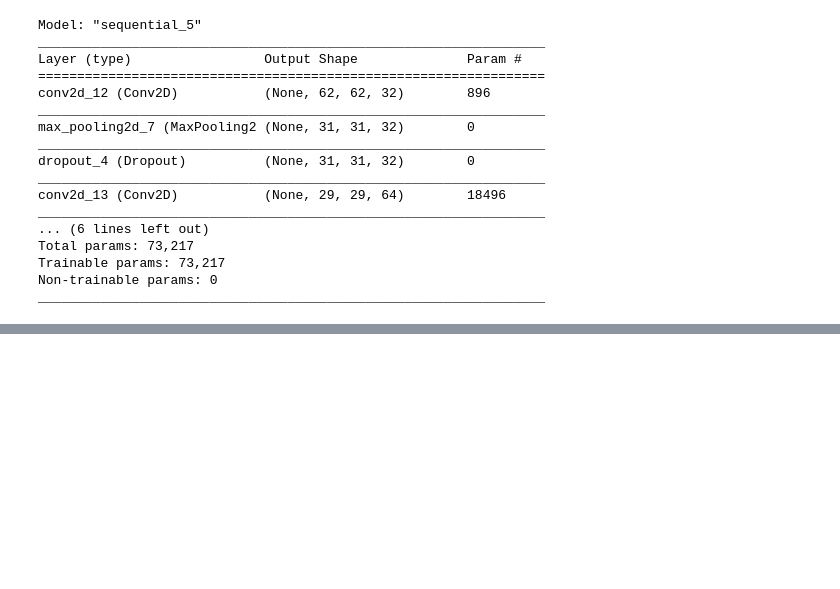
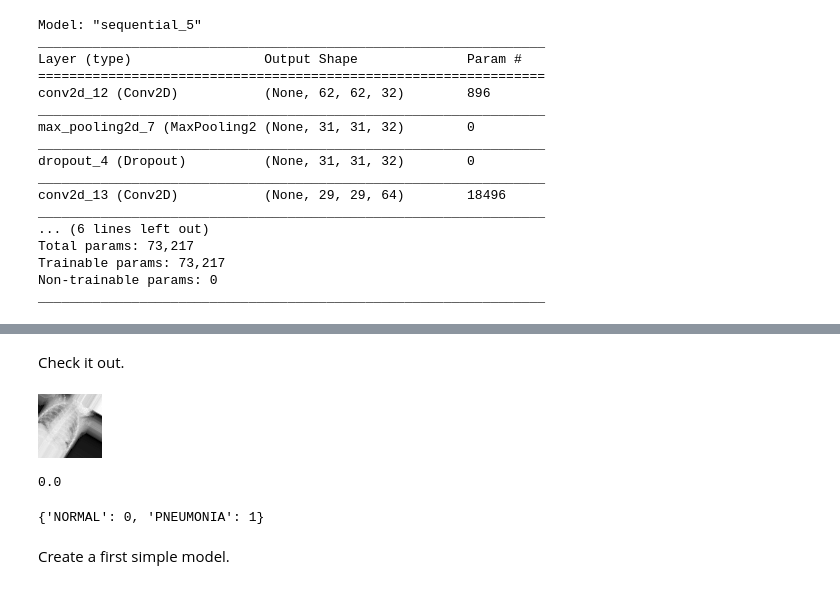
Before and after one commit to kmcneil901/Chest-X-Rays-Pneumonia-CNN, a Jupyter notebook: Working Copy.ipynb, the cells around one changed output, grey strips where cells are left out. Cells and saved outputs as stored; diff of their text form; code cells hidden in the pictures; blank space fills up the shorter version.

```diff
--- a/Working Copy.ipynb
+++ b/Working Copy.ipynb
@@ -829,0 +992,16 @@ Train score at 90 and test score at 80 - this is so far the best performing mode
+# %% [markdown]
+Check it out.
+# %%
+array_to_img(aug_train_images[300])
+# %% [output]
+[figure, added]
+# %%
+aug_train_labels_final[300]
+# %% [output]
+0.0
+# %%
+aug_train_generator.class_indices
+# %% [output]
+{'NORMAL': 0, 'PNEUMONIA': 1}
+# %% [markdown]
+Create a first simple model.
```
Also changed, not shown: parts of 185 cells of this notebook.
